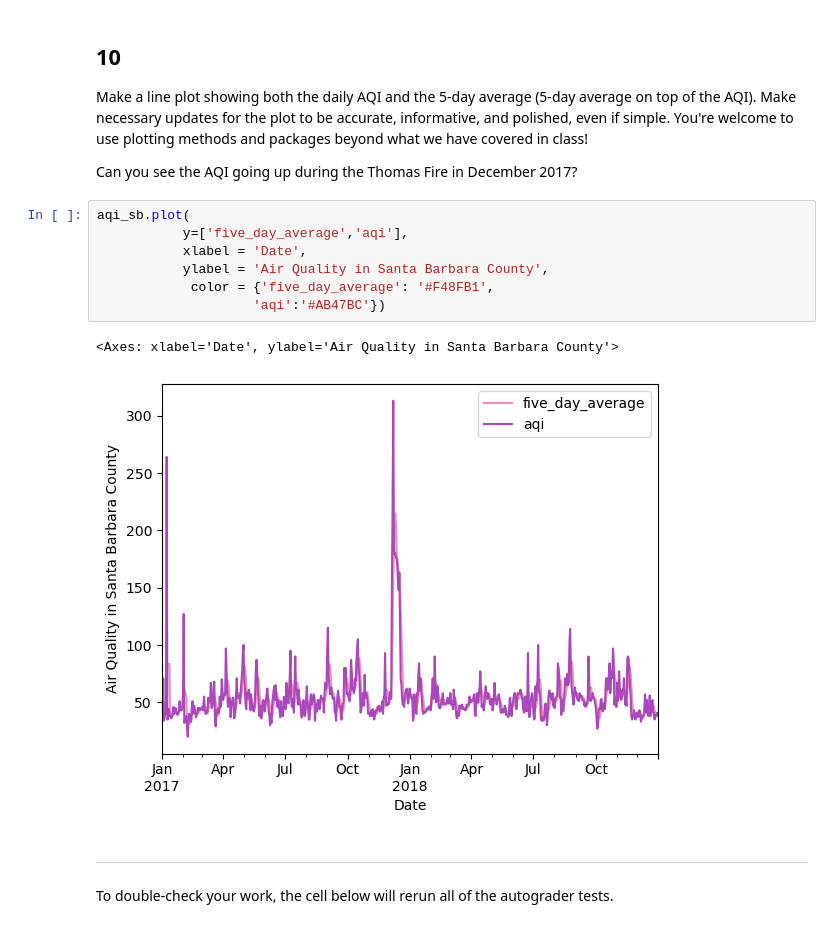
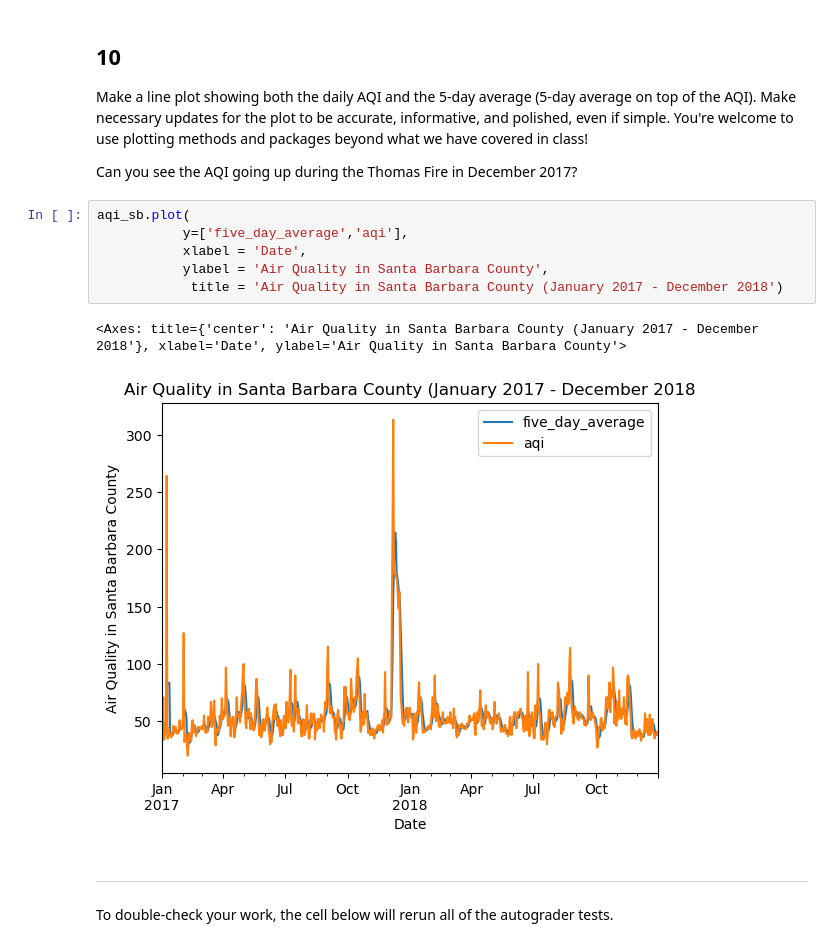
Before and after one commit to eowen19/eds220-hwk2, a Jupyter notebook: task3/hwk2-task3-aqi.ipynb, the cells around one changed output. Saved outputs shown, nothing was run; the diff lists cells and outputs as text.

```diff
--- a/task3/hwk2-task3-aqi.ipynb
+++ b/task3/hwk2-task3-aqi.ipynb
@@ -327,13 +327,12 @@ Can you see the AQI going up during the Thomas Fire in December 2017?
 # %%
 aqi_sb.plot(
            y=['five_day_average','aqi'],
            xlabel = 'Date',
            ylabel = 'Air Quality in Santa Barbara County',
-            color = {'five_day_average': '#F48FB1',
-                    'aqi':'#AB47BC'})
+            title = 'Air Quality in Santa Barbara County (January 2017 - December 2018')
 # %% [output]
-<Axes: xlabel='Date', ylabel='Air Quality in Santa Barbara County'>
+<Axes: title={'center': 'Air Quality in Santa Barbara County (January 2017 - December 2018'}, xlabel='Date', ylabel='Air Quality in Santa Barbara County'>
-[figure, old version]
+[figure, new version]
 # %% [markdown]
 ---
 
```
